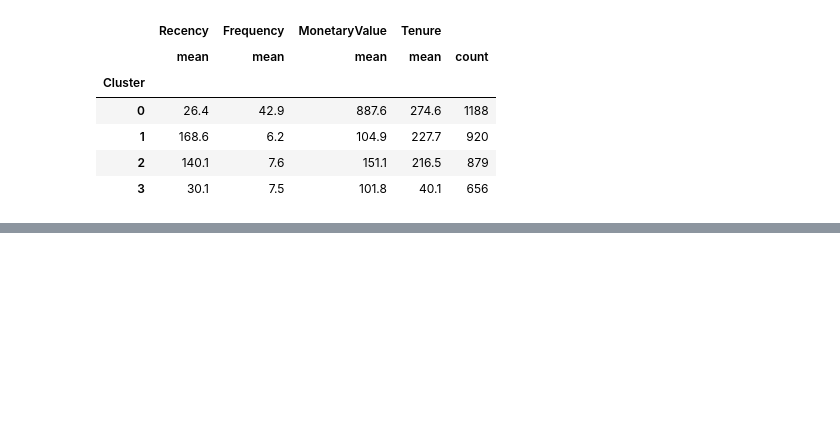
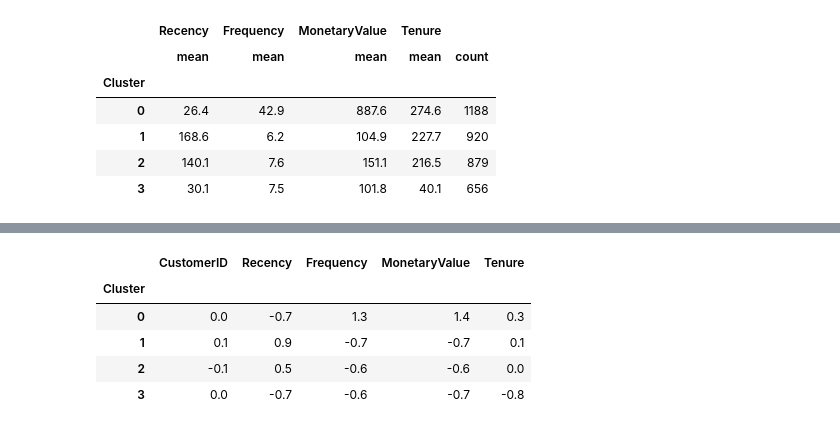
Before and after one commit to lucasnserra/CustomerSegmentation, a Jupyter notebook: End_to_end_Segmentation.ipynb, the cells around one changed output, grey strips where cells are left out. Drawn from its saved outputs; the diff is of its cells as text; code cells hidden in the pictures; blank space fills up the shorter version.

```diff
--- a/End_to_end_Segmentation.ipynb
+++ b/End_to_end_Segmentation.ipynb
@@ -67,0 +101,13 @@ grouped.agg({'Recency':'mean','Frequency':'mean','MonetaryValue':'mean','Tenure'
+# %%
+#Importancia relativa de atributos
+cluster_avg = datamart_rfmt_k4.groupby(['Cluster']).mean()
+population_avg = datamart_rfmt.mean()
+relative_imp = cluster_avg / population_avg -1
+relative_imp.round(1)
+# %% [output]
+|  | CustomerID | Recency | Frequency | MonetaryValue | Tenure |
+| Cluster |  |  |  |  |  |
+| 0 | 0.0 | -0.7 | 1.3 | 1.4 | 0.3 |
+| 1 | 0.1 | 0.9 | -0.7 | -0.7 | 0.1 |
+| 2 | -0.1 | 0.5 | -0.6 | -0.6 | 0.0 |
+| 3 | 0.0 | -0.7 | -0.6 | -0.7 | -0.8 |
```
Also changed, not shown: parts of 4 cells of this notebook.
